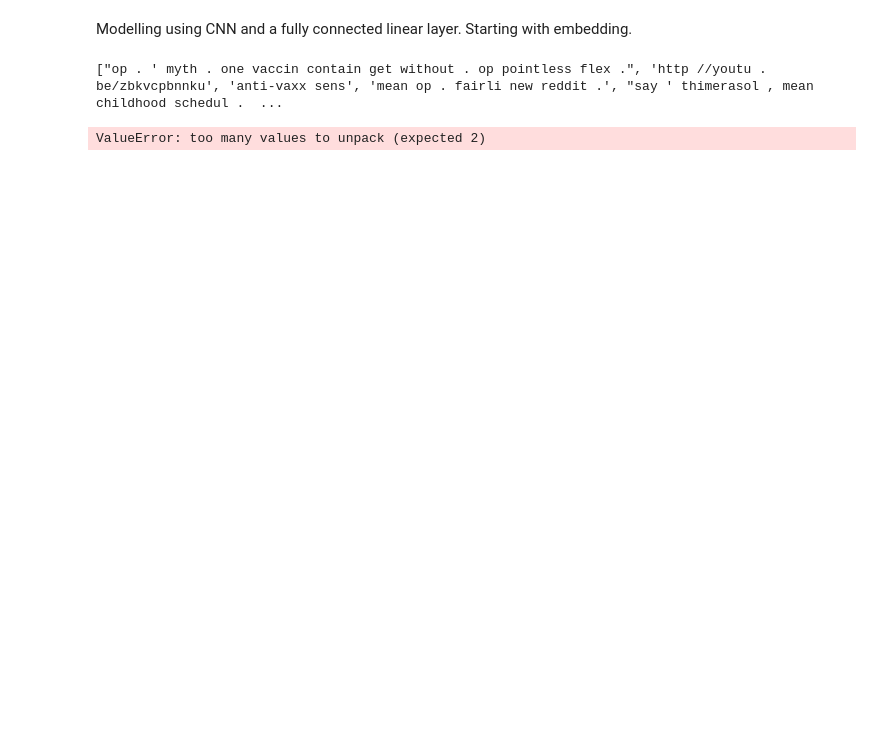
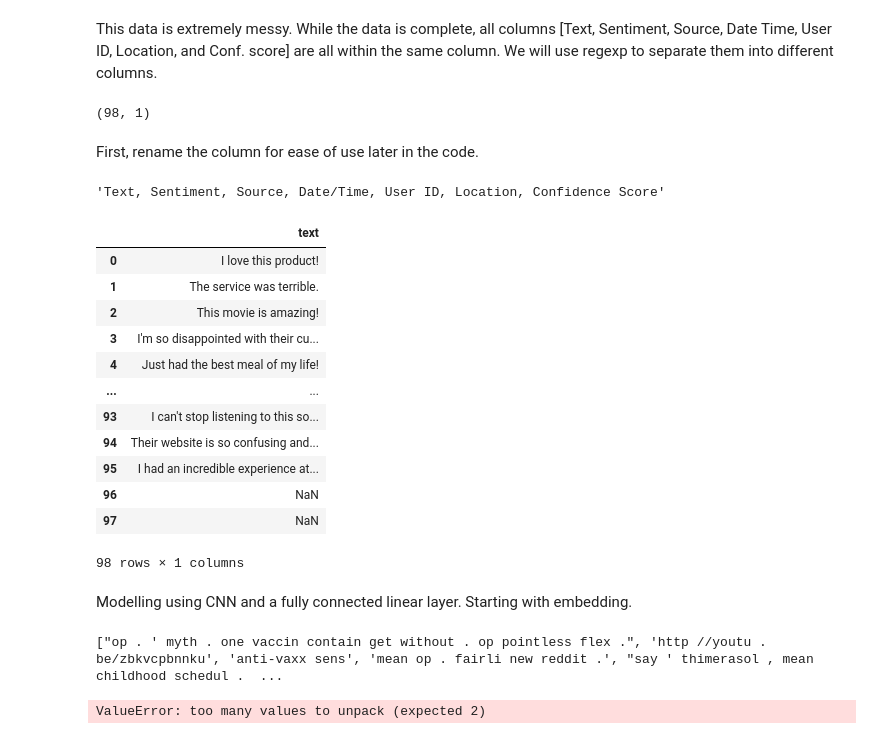
Before and after one commit to scottpitcher/text_analysis, a Jupyter notebook: Vax_sent_analysis.ipynb, the cells around one changed output. Cells and saved outputs as stored; diff of their text form; code cells hidden in the pictures; blank space fills up the shorter version.

```diff
--- a/Vax_sent_analysis.ipynb
+++ b/Vax_sent_analysis.ipynb
@@ -7,3 +7,6 @@ from nltk.probability import FreqDist
 from sklearn.feature_extraction.text import TfidfVectorizer
 # %%
 # Part 1: Supervised
+# %%
+reviews = pd.read_csv("data/customer_review_text.csv")
+reviews.head()
@@ -10,3 +20,37 @@ from sklearn.feature_extraction.text import TfidfVectorizer
+# %% [markdown]
+This data is extremely messy. While the data is complete, all columns [Text, Sentiment, Source, Date Time, User ID, Location, and Conf. score] are all within the same column. We will use regexp to separate them into different columns.
+# %%
+reviews.shape
+# %% [output]
+(98, 1)
+# %% [markdown]
+First, rename the column for ease of use later in the code.
+# %%
+col = reviews.columns[0]
+col
+# %% [output]
+'Text, Sentiment, Source, Date/Time, User ID, Location, Confidence Score'
+# %%
+df_clean = pd.DataFrame({
+   "text": reviews[col].str.extract(r'"([^"]+)"', expand=False)
+
+    })
+# %%
+df_clean
+# %% [output]
+|  | text |
+| 0 | I love this product! |
+| 1 | The service was terrible. |
+| 2 | This movie is amazing! |
+| 3 | I'm so disappointed with their cu... |
+| 4 | Just had the best meal of my life! |
+| ... | ... |
+| 93 | I can't stop listening to this so... |
+| 94 | Their website is so confusing and... |
+| 95 | I had an incredible experience at... |
+| 96 | NaN |
+| 97 | NaN |
+98 rows × 1 columns
 # %% [markdown]
 Modelling using CNN and a fully connected linear layer. Starting with embedding.
 # %%
```
Also changed, not shown: parts of 1 cell of this notebook.
